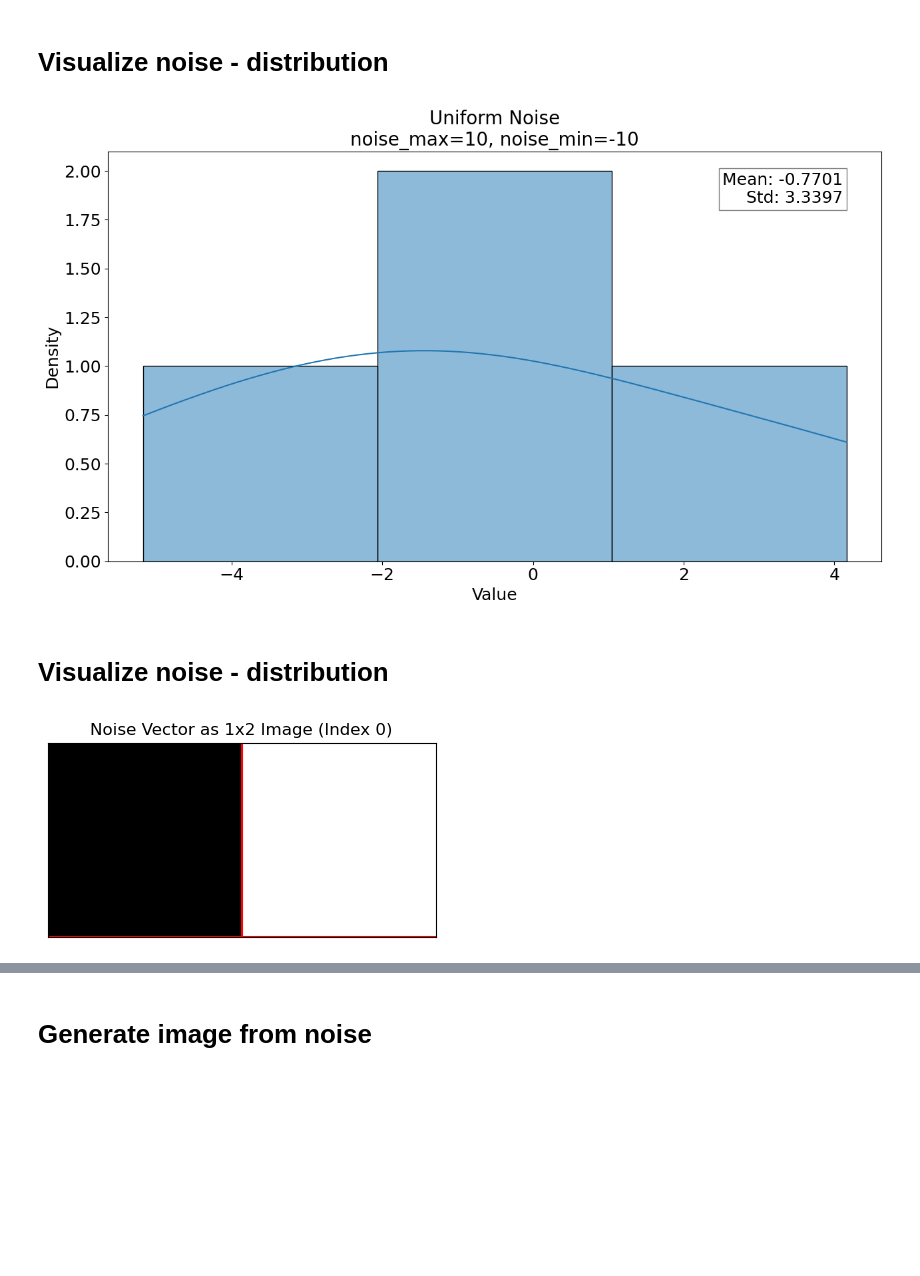
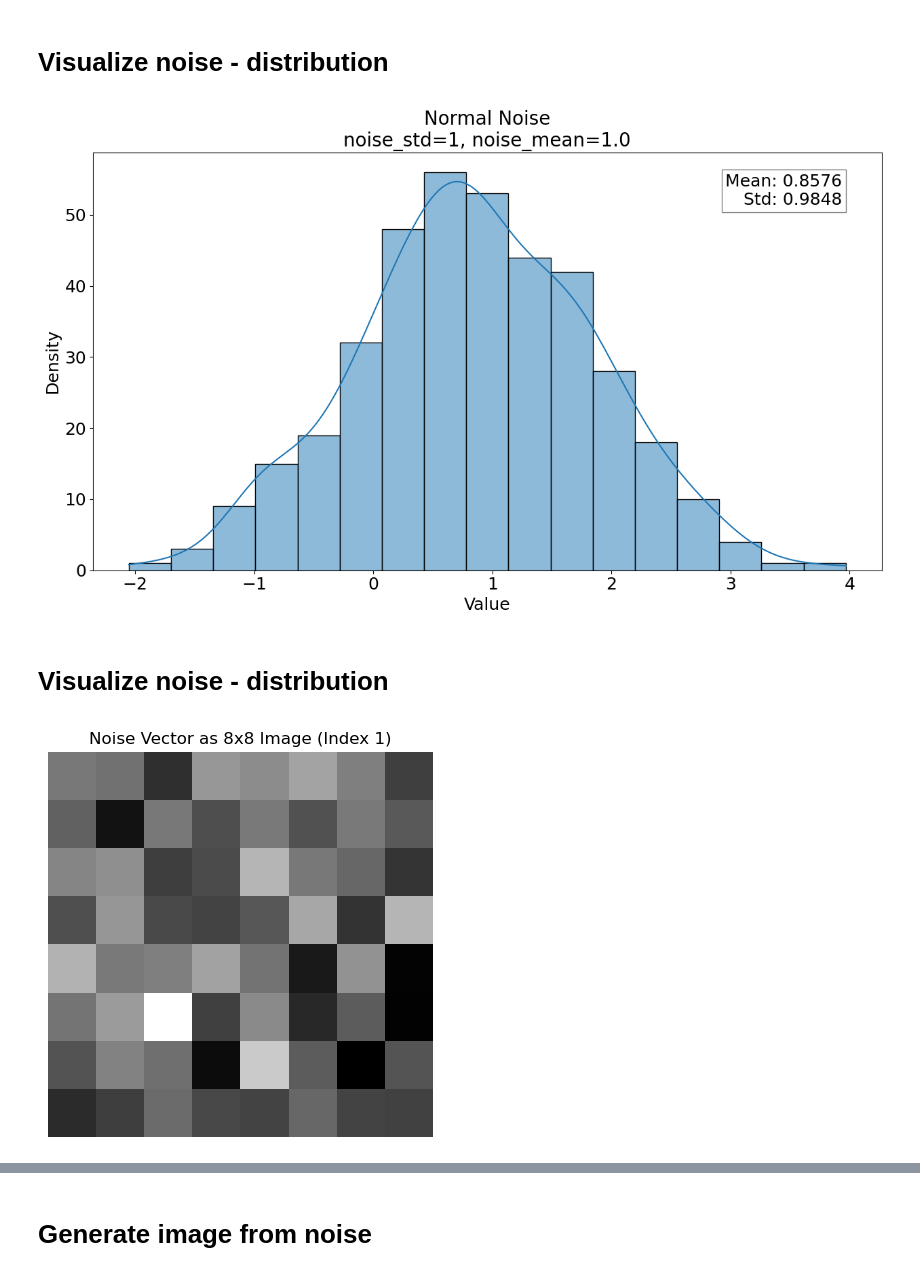
Before and after one commit to bobbypestana/gan_noise, a Jupyter notebook: notebooks/noise_results_summary.ipynb, the cells around one changed output, grey strips where cells are left out. Cells and saved outputs as stored; diff of their text form; code cells hidden in the pictures; blank space fills up the shorter version.

```diff
--- a/notebooks/noise_results_summary.ipynb
+++ b/notebooks/noise_results_summary.ipynb
@@ -364,7 +366,7 @@ def filter_and_extract_noise_params(df, d_x_threshold=0.98, d_gz_threshold=0.02,
 # Analysis
 # %%
 dataset = 'MNIST'
-img_dim_='3'
+img_dim_='2'
 
 wandb_dir = f'../{dataset}/wandb'
 model_dir = f'../{dataset}/models'
@@ -411,7 +413,7 @@ def is_highlighted(config, noise_type, highlight_combinations):
 
 # Set up for plotting
 num_plots = sum(len(list(itertools.product(*params.values()))) if params else 1 for params in noise_params.values())
-cols = 3
+cols = 5
 rows = (num_plots // cols) + (num_plots % cols > 0)  # Calculate the number of rows needed for the grid
 
 fig, axs = plt.subplots(rows, cols, figsize=(25, rows * 3))
@@ -514,7 +516,7 @@ filtered_df
 # Results presentation
 # %%
 dataset = 'BAS'
-# dataset = 'MNIST'
+dataset = 'MNIST'
 
 img_dim_='2'
 
@@ -528,9 +530,9 @@ end_time = "20250913_030736"
 if dataset == 'BAS':
     run_id = '7dlekoq5'  # BAS 4x4
     run_id = 'ceh4lafi' # BAS 3x3
-    run_id = 't32j66oy'
+    run_id = 't32j66oy'  #'k0ednnx8'
 elif dataset == 'MNIST':
-    run_id = 'l61o81oc'  # MNIST
+    run_id = 'iq5uhx4z' # 'l61o81oc'  # MNIST gan-noise-investigation-11
 else:
     print("Dataset doesn't exist.")
 
@@ -715,8 +756,8 @@ def visualize_fake_image(z, index=0):
 # Generate noise
 # %%
 noise_params = {
-    # 'normal': {'noise_std': 1, 'noise_mean': -10.0},
-    'uniform': {'noise_max': 10, 'noise_min': -10},
+    'normal': {'noise_std': 1, 'noise_mean': 1.0},
+    # 'uniform': {'noise_max': 10, 'noise_min': -10},
     # 'lognormal': { 'noise_mean': 0.0, 'noise_std': 5.0},
     # 'exponential': {'noise_lambda': 0.1},
     # 'gamma': {'noise_alpha': 1.0, 'noise_beta': 1.0},
@@ -734,7 +775,7 @@ config_ = noise_params[noise_type_]
 # Merge config with other required parameters (input_size, batch_size) into a single args
 args_dict = {
     'latent_size': input_size,
-    'batch_size': 2,
+    'batch_size': 6,
     'noise_type': noise_type_,
     **config_  # Merge the config parameters
 }
@@ -766,11 +822,11 @@ plot_noise_raw(noise_type_, config_, z)
 # %%
 plot_noise_histogram(z, noise_type_, config_, )
 # %% [output]
-[figure, old version]
+[figure, new version]
 # %% [markdown]
 # Visualize noise - distribution
 # %%
-index_ = 0
-visualize_noise_as_image(z, index=index_, draw_grid=True)
+index_ = 1
+visualize_noise_as_image(z, index=index_, draw_grid=False)
 # %% [output]
-[figure, old version]
+[figure, new version]
```
Also changed, not shown: parts of 10 cells of this notebook, 5 other files.
